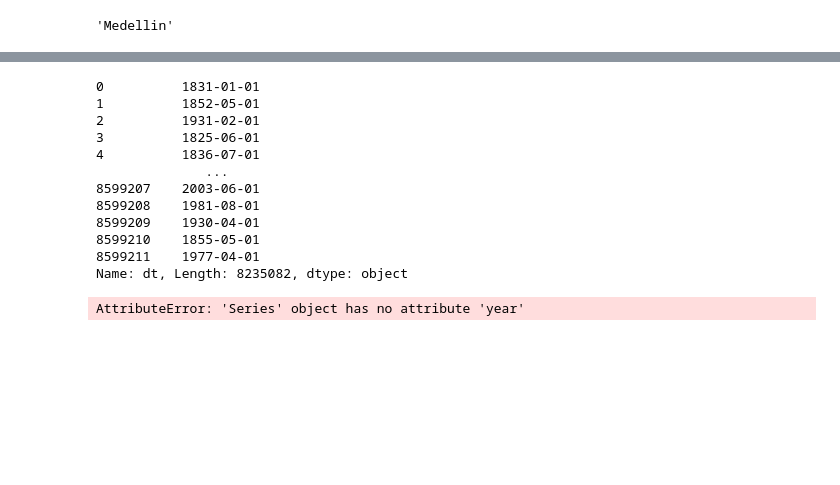
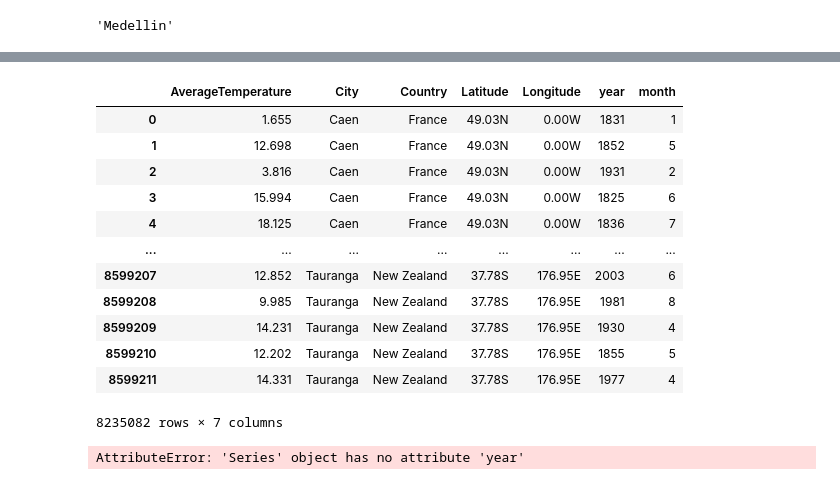
Before and after one commit to dalejandroabel/NASA-Space-Apps, a Jupyter notebook: notebooks/disaster_analysis.ipynb, the cells around one changed output, grey strips where cells are left out. Drawn from its saved outputs; the diff is of its cells as text; code cells hidden in the pictures; blank space fills up the shorter version.

```diff
--- a/notebooks/disaster_analysis.ipynb
+++ b/notebooks/disaster_analysis.ipynb
@@ -146,0 +203,5 @@ df_weather = pd.read_csv('../datasets/global_temperatures_by_city.csv')
+# %%
+# Replace -0.00 values with 0.00
+
+df_weather['Longitude'] = df_weather['Longitude'].replace(-0.00, 0.00)
+df_weather['Latitude'] = df_weather['Latitude'].replace(-0.00, 0.00)
@@ -198,21 +271,33 @@ dtype: int64
 # delete null
 
 df_weather_filtered = df_weather_filtered.dropna()
+# %%
+df_weather_filtered['dt'] = pd.to_datetime(df_weather_filtered['dt'])
+df_weather_filtered['year'] = df_weather_filtered.dt.dt.year
+df_weather_filtered['month'] = df_weather_filtered.dt.dt.month
 # %%
-df_weather_filtered.dt
+df_weather_filtered['dt'] = pd.to_datetime(df_weather_filtered['dt'])
-# %% [output]
-0          1831-01-01
-1          1852-05-01
-2          1931-02-01
-3          1825-06-01
-4          1836-07-01
-              ...
-8599207    2003-06-01
-8599208    1981-08-01
-8599209    1930-04-01
-8599210    1855-05-01
-8599211    1977-04-01
-Name: dt, Length: 8235082, dtype: object
+# %%
+df_weather_filtered['year'] = df_weather_filtered.dt.dt.year
+df_weather_filtered['month'] = df_weather_filtered.dt.dt.month
+# %%
+df_weather_filtered.drop('dt', axis=1, inplace=True)
+
+df_weather_filtered
+# %% [output]
+|  | AverageTemperature | City | Country | Latitude | Longitude | year | month |
+| 0 | 1.655 | Caen | France | 49.03N | 0.00W | 1831 | 1 |
+| 1 | 12.698 | Caen | France | 49.03N | 0.00W | 1852 | 5 |
+| 2 | 3.816 | Caen | France | 49.03N | 0.00W | 1931 | 2 |
+| 3 | 15.994 | Caen | France | 49.03N | 0.00W | 1825 | 6 |
+| 4 | 18.125 | Caen | France | 49.03N | 0.00W | 1836 | 7 |
+| ... | ... | ... | ... | ... | ... | ... | ... |
+| 8599207 | 12.852 | Tauranga | New Zealand | 37.78S | 176.95E | 2003 | 6 |
+| 8599208 | 9.985 | Tauranga | New Zealand | 37.78S | 176.95E | 1981 | 8 |
+| 8599209 | 14.231 | Tauranga | New Zealand | 37.78S | 176.95E | 1930 | 4 |
+| 8599210 | 12.202 | Tauranga | New Zealand | 37.78S | 176.95E | 1855 | 5 |
+| 8599211 | 14.331 | Tauranga | New Zealand | 37.78S | 176.95E | 1977 | 4 |
+8235082 rows × 7 columns
 # %%
 # Separate the year and month
 
```
Also changed, not shown: parts of 6 cells of this notebook, 2 other files.
